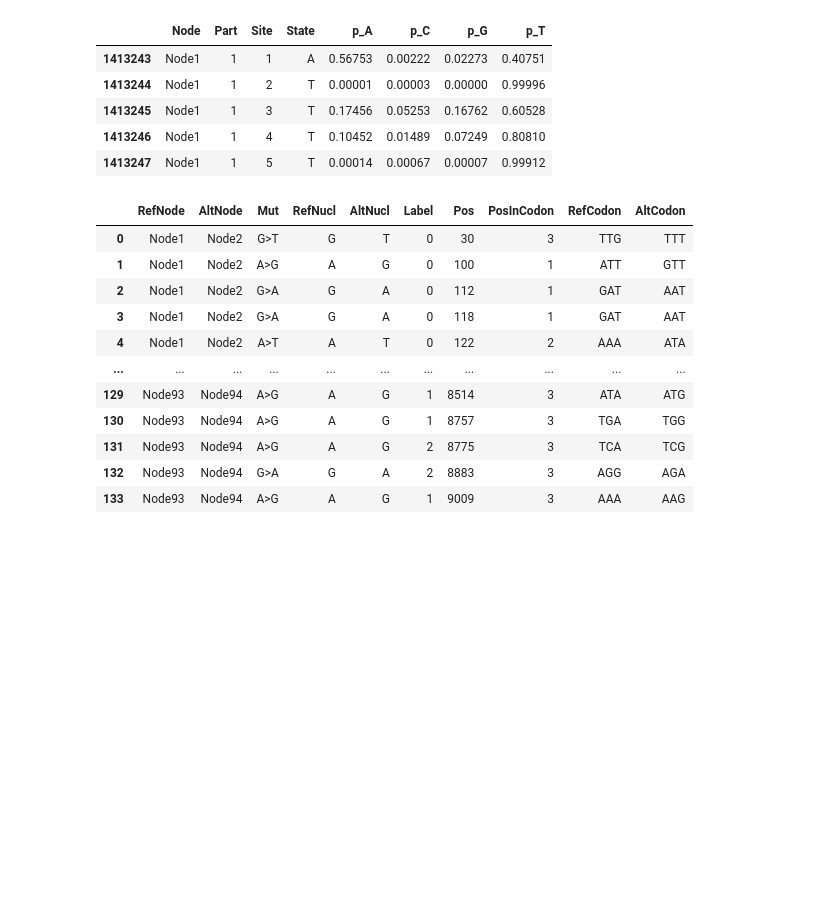
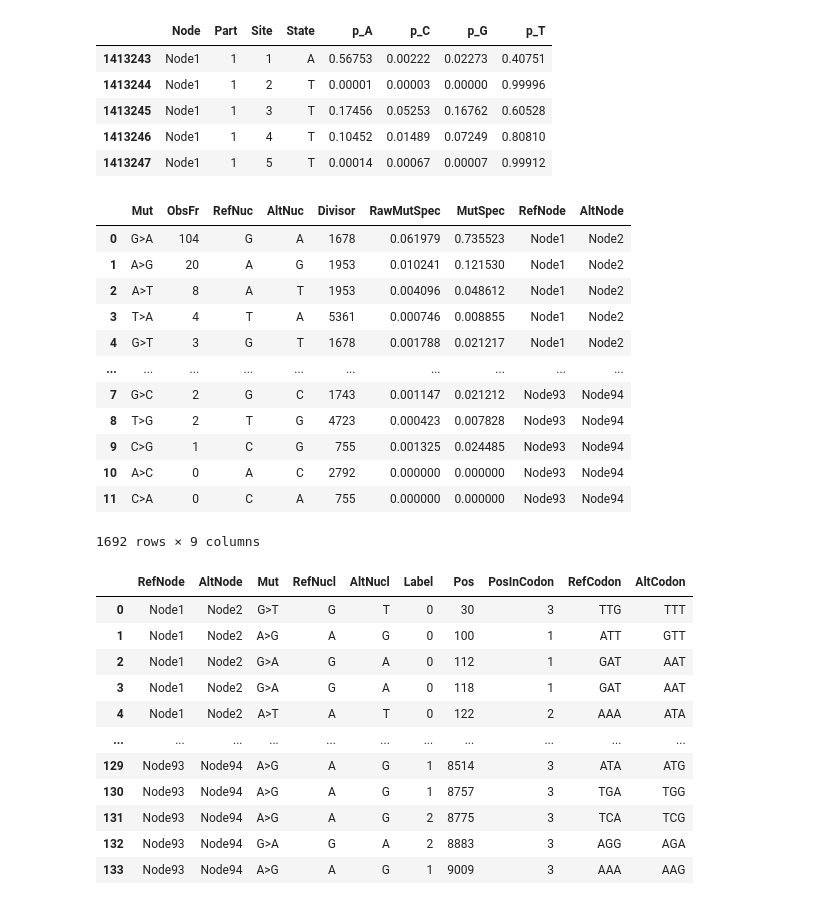
Before and after one commit to kpotoh/birds, a Jupyter notebook: nb/mut_extraction.ipynb, the cells around one changed output. Drawn from its saved outputs; the diff is of its cells as text; code cells hidden in the pictures; blank space fills up the shorter version.

```diff
--- a/nb/mut_extraction.ipynb
+++ b/nb/mut_extraction.ipynb
@@ -257,6 +363,22 @@ while not Q.empty():
 
 mutations = pd.concat(mutations)
 edge_mutspec = pd.concat(edge_mutspec)
+# %%
+edge_mutspec
+# %% [output]
+|  | Mut | ObsFr | RefNuc | AltNuc | Divisor | RawMutSpec | MutSpec | RefNode | AltNode |
+| 0 | G>A | 104 | G | A | 1678 | 0.061979 | 0.735523 | Node1 | Node2 |
+| 1 | A>G | 20 | A | G | 1953 | 0.010241 | 0.121530 | Node1 | Node2 |
+| 2 | A>T | 8 | A | T | 1953 | 0.004096 | 0.048612 | Node1 | Node2 |
+| 3 | T>A | 4 | T | A | 5361 | 0.000746 | 0.008855 | Node1 | Node2 |
+| 4 | G>T | 3 | G | T | 1678 | 0.001788 | 0.021217 | Node1 | Node2 |
+| ... | ... | ... | ... | ... | ... | ... | ... | ... | ... |
+| 7 | G>C | 2 | G | C | 1743 | 0.001147 | 0.021212 | Node93 | Node94 |
+| 8 | T>G | 2 | T | G | 4723 | 0.000423 | 0.007828 | Node93 | Node94 |
+| 9 | C>G | 1 | C | G | 755 | 0.001325 | 0.024485 | Node93 | Node94 |
+| 10 | A>C | 0 | A | C | 2792 | 0.000000 | 0.000000 | Node93 | Node94 |
+| 11 | C>A | 0 | C | A | 755 | 0.000000 | 0.000000 | Node93 | Node94 |
+1692 rows × 9 columns
 # %%
 mutations
 # %% [output]
```
Also changed, not shown: parts of 16 cells of this notebook, 3 other files.
